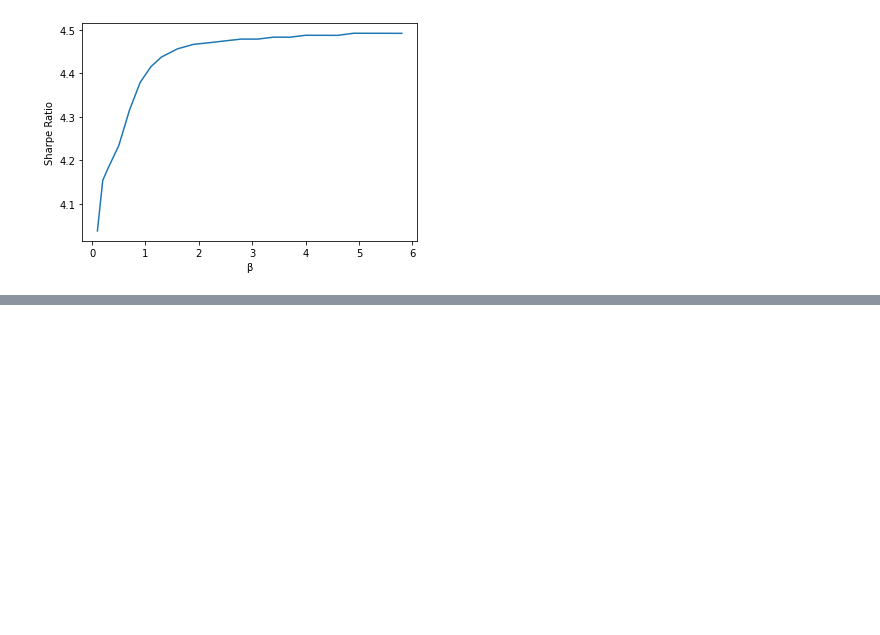
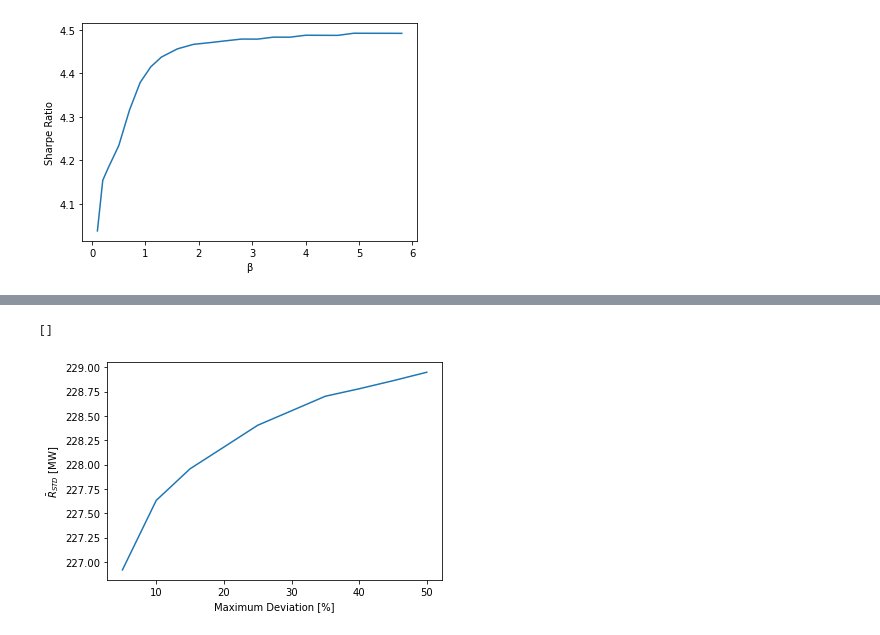
Before and after one commit to lsund234/ATIES3_group_project, a Jupyter notebook: 2016-10-13/Wind_plots_vAE.ipynb, the cells around one changed output, grey strips where cells are left out. Drawn from its saved outputs; the diff is of its cells as text; code cells hidden in the pictures; blank space fills up the shorter version.

```diff
--- a/2016-10-13/Wind_plots_vAE.ipynb
+++ b/2016-10-13/Wind_plots_vAE.ipynb
@@ -86,0 +140,12 @@ plt.plot()
+# %%
+fig, ax = plt.subplots(1)
+ax.plot(df_maxDev.R_STD_mean)
+ax.set(
+    xlabel="Maximum Deviation [%]",
+    ylabel=r"$\barR_{STD}$ [MW]"
+)
+# plt.savefig('2016-10-13_Rstd_maxDev.pdf')
+plt.plot()
+# %% [output]
+[]
+[figure, added]
```
Also changed, not shown: parts of 6 cells of this notebook, 12 other files.
